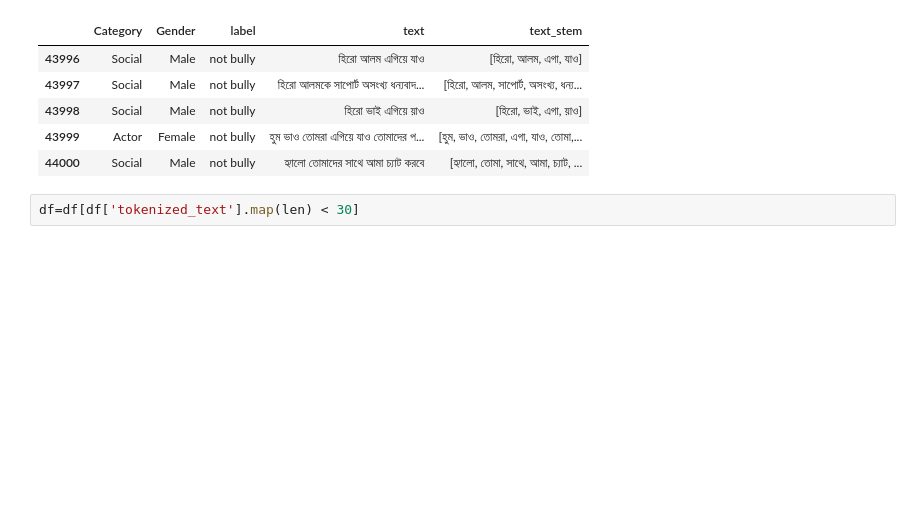
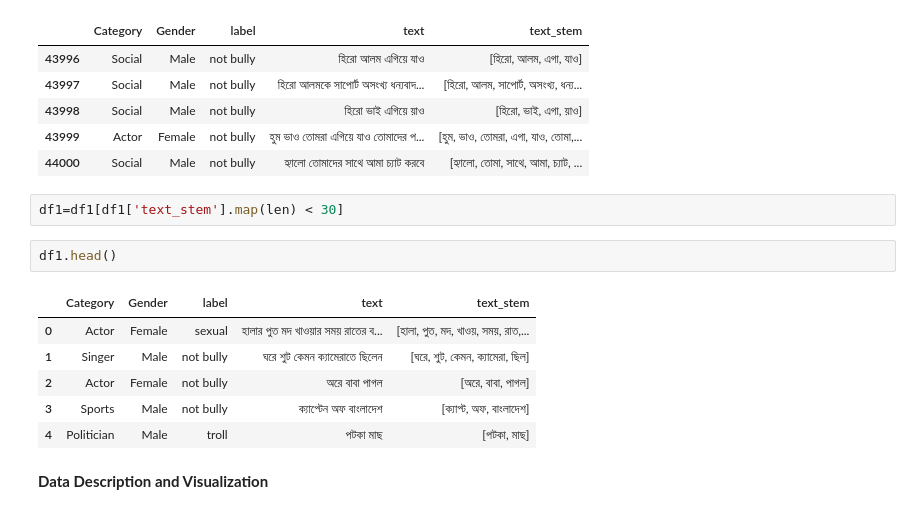
Before and after one commit to rezaul-h/Multi-class-sentiment-analysis-on-bangali-language-, a Jupyter notebook: preprocess.ipynb, the cells around one changed output. Drawn from its saved outputs; the diff is of its cells as text; blank space fills up the shorter version.

```diff
--- a/preprocess.ipynb
+++ b/preprocess.ipynb
@@ -271,4 +283,15 @@ df1.tail()
 | 43999 | Actor | Female | not bully | হুম ভাও তোমরা এগিয়ে যাও তোমাদের প... | [হুম, ভাও, তোমরা, এগা, যাও, তোমা,... |
 | 44000 | Social | Male | not bully | হ্যালো তোমাদের সাথে আমা চ্যাট করবে | [হ্যালো, তোমা, সাথে, আমা, চ্যাট, ... |
 # %%
-df=df[df['tokenized_text'].map(len) < 30]
+df1=df1[df1['text_stem'].map(len) < 30]
+# %%
+df1.head()
+# %% [output]
+|  | Category | Gender | label | text | text_stem |
+| 0 | Actor | Female | sexual | হালার পুত মদ খাওয়ার সময় রাতের ব... | [হালা, পুত, মদ, খাওয়, সময়, রাত,... |
+| 1 | Singer | Male | not bully | ঘরে শুট কেমন ক্যামেরাতে ছিলেন | [ঘরে, শুট, কেমন, ক্যামেরা, ছিল] |
+| 2 | Actor | Female | not bully | অরে বাবা পাগল | [অরে, বাবা, পাগল] |
+| 3 | Sports | Male | not bully | ক্যাপ্টেন অফ বাংলাদেশ | [ক্যাপ্ট, অফ, বাংলাদেশ] |
+| 4 | Politician | Male | troll | পটকা মাছ | [পটকা, মাছ] |
+# %% [markdown]
+**Data Description and Visualization**
```
Also changed, not shown: parts of 13 cells of this notebook.
